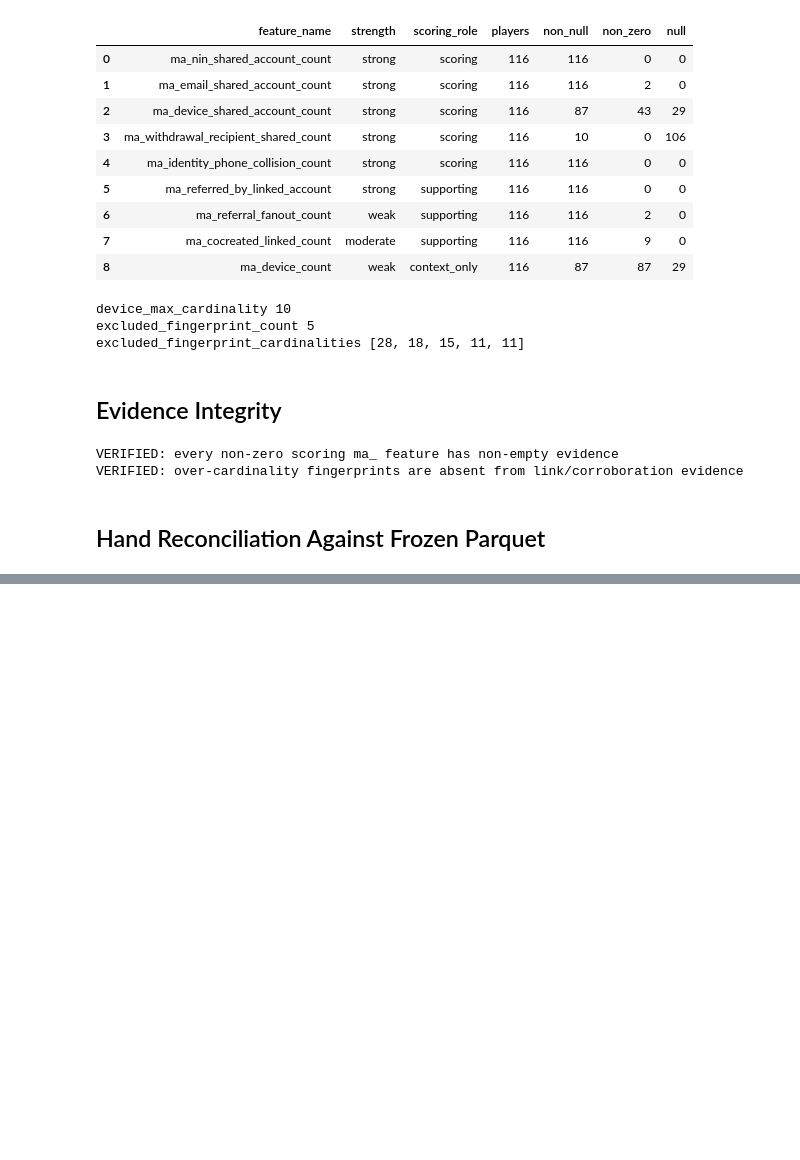
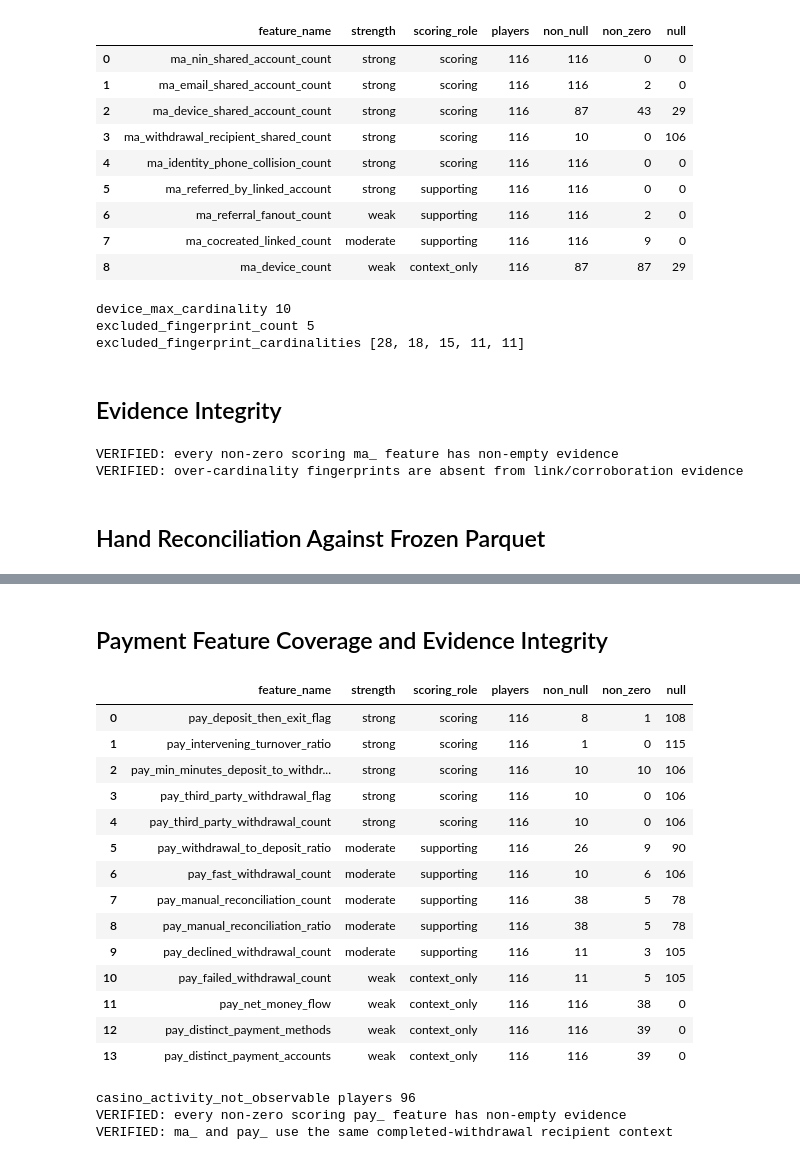
Before and after one commit to AyushDubeyaquagaming/Fraud-Detection-FS-Book, a Jupyter notebook: notebooks/03_features.ipynb, the cells around one changed output, grey strips where cells are left out. Saved outputs shown, nothing was run; the diff lists cells and outputs as text; code cells hidden in the pictures; blank space fills up the shorter version.

```diff
--- a/notebooks/03_features.ipynb
+++ b/notebooks/03_features.ipynb
@@ -51,7 +53,7 @@ result.output_paths, player_features.shape, feature_evidence.shape
 ## Feature Coverage
 # %%
 coverage_rows = []
-for feature_name, spec in FEATURE_SPECS.items():
+for feature_name, spec in MA_FEATURE_SPECS.items():
     values = player_features[feature_name]
     coverage_rows.append(
         {
@@ -60,7 +62,11 @@ for feature_name, spec in FEATURE_SPECS.items():
             "scoring_role": spec.scoring_role,
             "players": len(values),
             "non_null": int(values.notna().sum()),
-            "non_zero": int(values.fillna(0).astype(float).ne(0).sum()),
+            "non_zero": (
+                int(values.dropna().astype(bool).sum())
+                if spec.value_kind == "bool"
+                else int(values.dropna().ne(0).sum())
+            ),
             "null": int(values.isna().sum()),
         }
     )
@@ -118,7 +124,7 @@ evidence_lookup = {
 }
 for row in player_features.itertuples(index=False):
     values = row._asdict()
-    for feature_name, spec in FEATURE_SPECS.items():
+    for feature_name, spec in MA_FEATURE_SPECS.items():
         value = values[feature_name]
         if spec.scoring_role == "scoring" and pd.notna(value) and bool(value):
             assert evidence_lookup[(values["player_key"], feature_name)]
@@ -295 +301,68 @@ picked_players ['6a26959dfc099dd782863ecf', '6a311326aa7ed994dfda83af', '6a0ea9f
 - Updated assumptions: high-cardinality fingerprints remain visible to `ma_device_count` as context but cannot create device links or corroborate referral/co-creation features.
+# %% [markdown]
+## Payment Feature Coverage and Evidence Integrity
+# %%
+payment_coverage_rows = []
+for feature_name, spec in PAY_FEATURE_SPECS.items():
+    values = player_features[feature_name]
+    non_zero = (
+        int(values.dropna().astype(bool).sum())
+        if spec.value_kind == "bool"
+        else int(values.dropna().ne(0).sum())
+    )
+    payment_coverage_rows.append(
+        {
+            "feature_name": feature_name,
+            "strength": spec.strength,
+            "scoring_role": spec.scoring_role,
+            "players": len(values),
+            "non_null": int(values.notna().sum()),
+            "non_zero": non_zero,
+            "null": int(values.isna().sum()),
+        }
+    )
+payment_coverage = pd.DataFrame(payment_coverage_rows)
+display(payment_coverage)
+
+casino_null_count = int(
+    player_features["pay_deposit_then_exit_flag__null_reason"]
+    .eq("casino_activity_not_observable")
+    .sum()
+)
+print("casino_activity_not_observable players", casino_null_count)
+assert casino_null_count == 96
+
+for row in player_features.itertuples(index=False):
+    values = row._asdict()
+    for feature_name, spec in PAY_FEATURE_SPECS.items():
+        value = values[feature_name]
+        if spec.scoring_role == "scoring" and pd.notna(value) and bool(value):
+            assert evidence_lookup[(values["player_key"], feature_name)]
+print("VERIFIED: every non-zero scoring pay_ feature has non-empty evidence")
+
+bets_raw = load_snapshot("bets")
+withdrawal_context = build_withdrawal_context(players_raw, money_raw)
+shared_linkages = build_multi_account_linkages(
+    players_raw, logins_raw, money_raw, withdrawal_context=withdrawal_context
+)
+assert shared_linkages.recipient is withdrawal_context.recipient
+print("VERIFIED: ma_ and pay_ use the same completed-withdrawal recipient context")
+# %% [output]
+|  | feature_name | strength | scoring_role | players | non_null | non_zero | null |
+| 0 | pay_deposit_then_exit_flag | strong | scoring | 116 | 8 | 1 | 108 |
+| 1 | pay_intervening_turnover_ratio | strong | scoring | 116 | 1 | 0 | 115 |
+| 2 | pay_min_minutes_deposit_to_withdr... | strong | scoring | 116 | 10 | 10 | 106 |
+| 3 | pay_third_party_withdrawal_flag | strong | scoring | 116 | 10 | 0 | 106 |
+| 4 | pay_third_party_withdrawal_count | strong | scoring | 116 | 10 | 0 | 106 |
+| 5 | pay_withdrawal_to_deposit_ratio | moderate | supporting | 116 | 26 | 9 | 90 |
+| 6 | pay_fast_withdrawal_count | moderate | supporting | 116 | 10 | 6 | 106 |
+| 7 | pay_manual_reconciliation_count | moderate | supporting | 116 | 38 | 5 | 78 |
+| 8 | pay_manual_reconciliation_ratio | moderate | supporting | 116 | 38 | 5 | 78 |
+| 9 | pay_declined_withdrawal_count | moderate | supporting | 116 | 11 | 3 | 105 |
+| 10 | pay_failed_withdrawal_count | weak | context_only | 116 | 11 | 5 | 105 |
+| 11 | pay_net_money_flow | weak | context_only | 116 | 116 | 38 | 0 |
+| 12 | pay_distinct_payment_methods | weak | context_only | 116 | 116 | 39 | 0 |
+| 13 | pay_distinct_payment_accounts | weak | context_only | 116 | 116 | 39 | 0 |
+casino_activity_not_observable players 96
+VERIFIED: every non-zero scoring pay_ feature has non-empty evidence
+VERIFIED: ma_ and pay_ use the same completed-withdrawal recipient context
```
Also changed, not shown: parts of 8 cells of this notebook, 9 other files.
